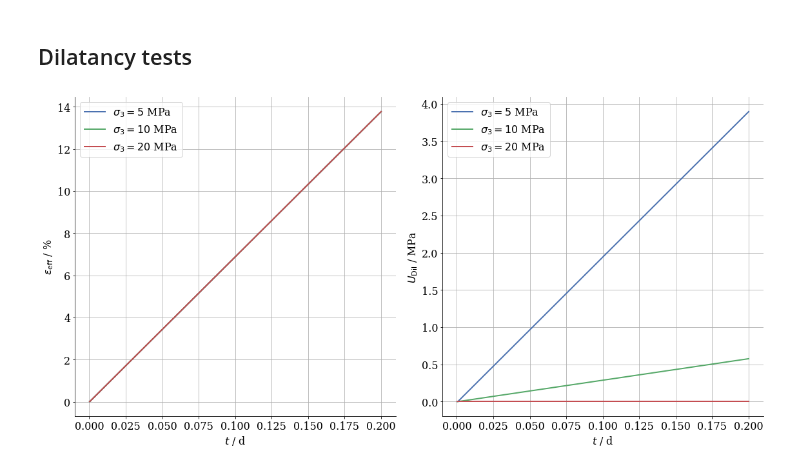
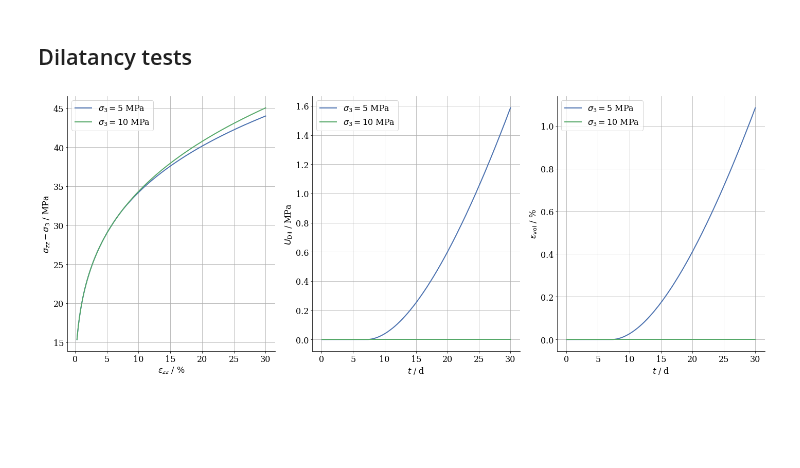
Before and after one commit to nagelt/MechanicsTrainingCourse2020, a Jupyter notebook: MFront/GSdam.ipynb, the cells around one changed output. Saved outputs shown, nothing was run; the diff lists cells and outputs as text; code cells hidden in the pictures; blank space fills up the shorter version.

```diff
--- a/MFront/GSdam.ipynb
+++ b/MFront/GSdam.ipynb
@@ -63,14 +63,15 @@ Q2 = 65e3
 ns2 = 1.0
 # %%
 #HIDDEN
-def run_creep_Asse_dil(T = 299, t1=45, t2 = 30, sdiff1=-25, sdiff2 = -25, s3 = -20.):
-    t_discrete = np.linspace(0,t1+t2,1000)
+def run_creep_Asse_dil(T = 299, eps_max = -0.3, eps_dot=-1e-5, s3 = -20.):
+    tmax = eps_max / eps_dot
+    t_discrete = np.linspace(0,tmax,1000)
     m    = mtest.MTest()
-    m.setMaximumNumberOfSubSteps(10)
+    m.setMaximumNumberOfSubSteps(100)
     m.setBehaviour('generic', './src/libBehaviour.so', 'GuentherSalzerDilatancy_semi_expl')
     m.setImposedStress('SXX', s3)
     m.setImposedStress('SYY', s3)
-    m.setImposedStress('SZZ', {0: s3, t1/100:s3+sdiff1, t1: s3+sdiff1, t1+t2/100: s3+sdiff2, t2+t1: s3+sdiff2})
+    m.setImposedStrain('EZZ', {0: s3/E/2.2, tmax: eps_max})
     m.setImposedStress('SXZ', 0.0)
     m.setImposedStress('SYZ', 0.0)
     m.setImposedStress('SXY', 0.0)
@@ -87,38 +88,48 @@ def run_creep_Asse_dil(T = 299, t1=45, t2 = 30, sdiff1=-25, sdiff2 = -25, s3 = -
     m.setMaterialProperty('HardeningExponent', mup)
     m.setMaterialProperty('InitialHardening', epsv0)
     m.setMaterialProperty('ReferenceStress', s0)
-    m.setExternalStateVariable("Temperature", 333)
+    m.setExternalStateVariable("Temperature", T)
     s = mtest.MTestCurrentState()
     wk = mtest.MTestWorkSpace()
     m.completeInitialisation()
     m.initializeCurrentState(s)
     m.initializeWorkSpace(wk)
-    numerical = np.array([0.])
+    sax = np.array([0.])
+    eax = np.array([0.])
     Udil = np.array([0.])
+    evol = np.array([0.])
     for i in range(len(t_discrete)-1):
         m.execute(s, wk, t_discrete[i], t_discrete[i + 1])
-        p = s.getInternalStateVariableValue('DilatancyWork')
-        Udil = np.append(Udil,p)
-        numerical = np.append(numerical,s.e1[2])#effective strain
-    return t_discrete, numerical, Udil
+        Udil = np.append(Udil,s.getInternalStateVariableValue('DilatancyWork'))
+        evol = np.append(evol,s.getInternalStateVariableValue('DilatancyStrain'))
+        sax = np.append(sax,s.s1[2])
+        eax = np.append(eax,s.e1[2])
+    return t_discrete, sax, eax, Udil, evol
 # %%
 #HIDDEN
-fig,ax = plt.subplots(figsize=(16,8),ncols=2)
-for sig3 in [5,10,20]:
-    t, e, u = run_creep_Asse_dil(T = 293, t1 = 0.1, t2 = .1, sdiff1 = -60, sdiff2 = -60, s3 = -sig3)
-    ax[0].plot(t[1:],-e[1:]*100, label= '$\\sigma_3 = %i$ MPa' %sig3)
+fig,ax = plt.subplots(figsize=(20,8),ncols=3)
+for sig3 in [5,10]:
+    t, s, e, u, dil = run_creep_Asse_dil(s3 = -sig3, eps_dot = -1e-2)
+    ax[0].plot(-e[10:]*100,-s[10:]-sig3, label= '$\\sigma_3 = %i$ MPa' %sig3)
     ax[1].plot(t[1:],u[1:], label= '$\\sigma_3 = %i$ MPa' %sig3)
+    ax[2].plot(t[1:],dil[1:]*100, label= '$\\sigma_3 = %i$ MPa' %sig3)
 
-ax[0].set_xlabel('$t$ / d')
-ax[0].set_ylabel('$\\epsilon_\\mathrm{eff}$ / %')
+ax[0].set_xlabel('$\\epsilon_{zz}$ / %')
+ax[0].set_ylabel('$\\sigma_{zz} - \sigma_3$ / MPa')
 ax[0].grid('both')
 ax[0].legend()
 
 
 ax[1].set_xlabel('$t$ / d')
 ax[1].set_ylabel('$U_\\mathrm{Dil}$ / MPa')
 ax[1].grid('both')
 ax[1].legend()
+
+ax[2].set_xlabel('$t$ / d')
+ax[2].set_ylabel('$\\epsilon_\\mathrm{vol}$ / %')
+ax[2].grid('both')
+ax[2].legend()
+
 fig.tight_layout();
 # %% [output]
-[figure, old version]
+[figure, new version]
```
Also changed, not shown: parts of 2 cells of this notebook, 2 other files.
